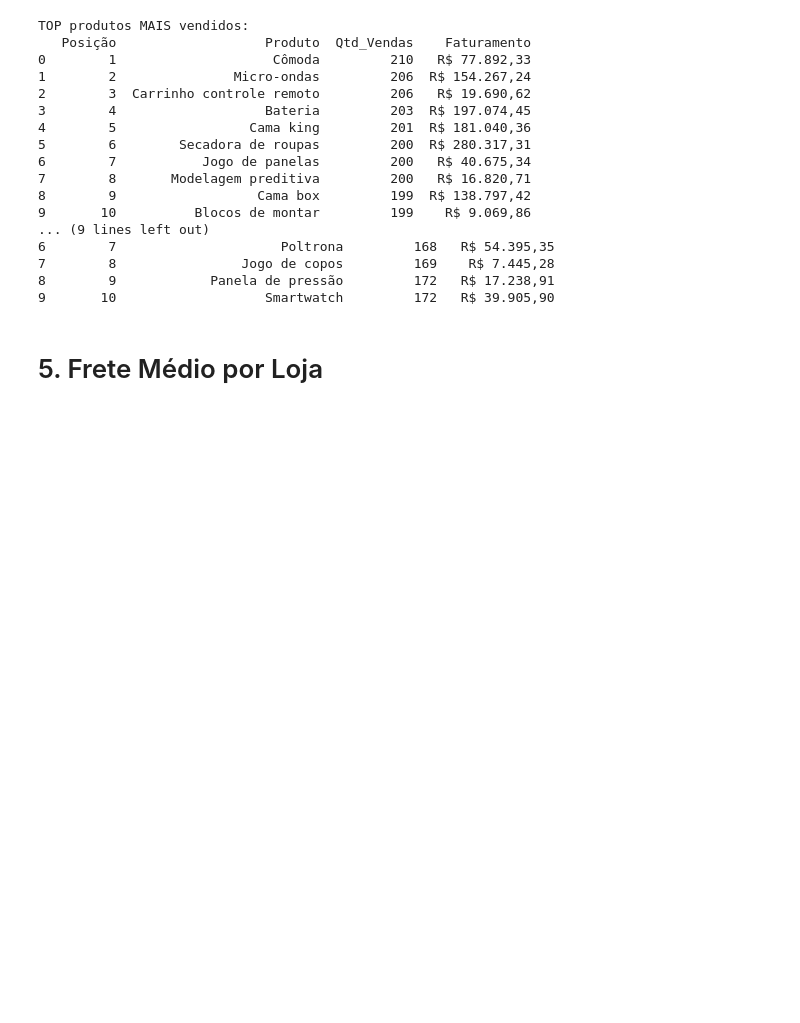
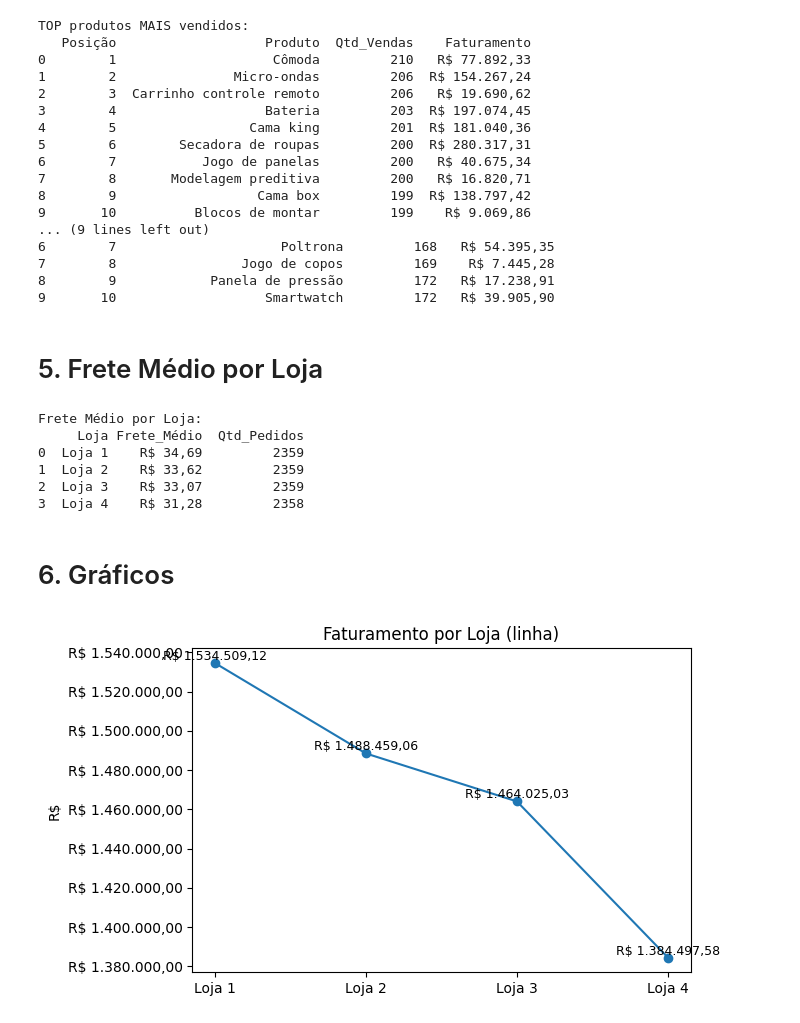
Before and after one commit to messias93/Challenge-Alura-Store, a Jupyter notebook: AluraStoreBr.ipynb, the cells around one changed output. Cells and saved outputs as stored; diff of their text form; code cells hidden in the pictures; blank space fills up the shorter version.

```diff
--- a/AluraStoreBr.ipynb
+++ b/AluraStoreBr.ipynb
@@ -211,3 +176,57 @@ TOP produtos MAIS vendidos:
 9       10                   Smartwatch         172   R$ 39.905,90
 # %% [markdown]
 # 5. Frete Médio por Loja
+# %%
+# Frete meédio por loja
+frete_medio_loja = (
+    lojas.groupby("Loja", as_index=False)
+         .agg(Frete_Médio=("Frete", "mean"),
+              Qtd_Pedidos=("Frete", "size"))
+         .sort_values("Frete_Médio", ascending=False)
+)
+
+frete_medio_loja["Frete_Médio"] = frete_medio_loja["Frete_Médio"].round(2)
+frete_medio_display = frete_medio_loja.copy()
+frete_medio_display["Frete_Médio"] = frete_medio_display["Frete_Médio"].map(brl)
+
+print("Frete Médio por Loja:")
+print(frete_medio_display)
+# %% [output]
+Frete Médio por Loja:
+     Loja Frete_Médio  Qtd_Pedidos
+0  Loja 1    R$ 34,69         2359
+1  Loja 2    R$ 33,62         2359
+2  Loja 3    R$ 33,07         2359
+3  Loja 4    R$ 31,28         2358
+# %% [markdown]
+# 6. Gráficos
+# %%
+# Faturamento por loja
+fat_loja_plot = lojas.groupby("Loja", as_index=False)["Faturamento"].sum()
+
+# Ordem das lojas
+ordem = ["Loja 1", "Loja 2", "Loja 3", "Loja 4"]
+if set(fat_loja_plot["Loja"]).issubset(set(ordem)):
+    fat_loja_plot["Loja"] = pd.Categorical(fat_loja_plot["Loja"], ordem, ordered=True)
+    fat_loja_plot = fat_loja_plot.sort_values("Loja")
+
+# Gráfico de linhas
+fig, ax = plt.subplots(figsize=(7,4))
+ax.plot(fat_loja_plot["Loja"], fat_loja_plot["Faturamento"], marker="o")
+ax.set_title("Faturamento por Loja (linha)")
+ax.set_ylabel("R$")
+
+# Eixo Y em R$
+ax.yaxis.set_major_formatter(
+    FuncFormatter(lambda y, _: format_currency(y, "BRL", locale="pt_BR"))
+)
+
+# Rótulos nos pontos em R$
+for x, y in zip(fat_loja_plot["Loja"], fat_loja_plot["Faturamento"]):
+    ax.text(x, y, format_currency(y, "BRL", locale="pt_BR"),
+            ha="center", va="bottom", fontsize=9)
+
+plt.tight_layout()
+plt.show()
+# %% [output]
+[figure, added]
```
Also changed, not shown: parts of 5 cells of this notebook.
